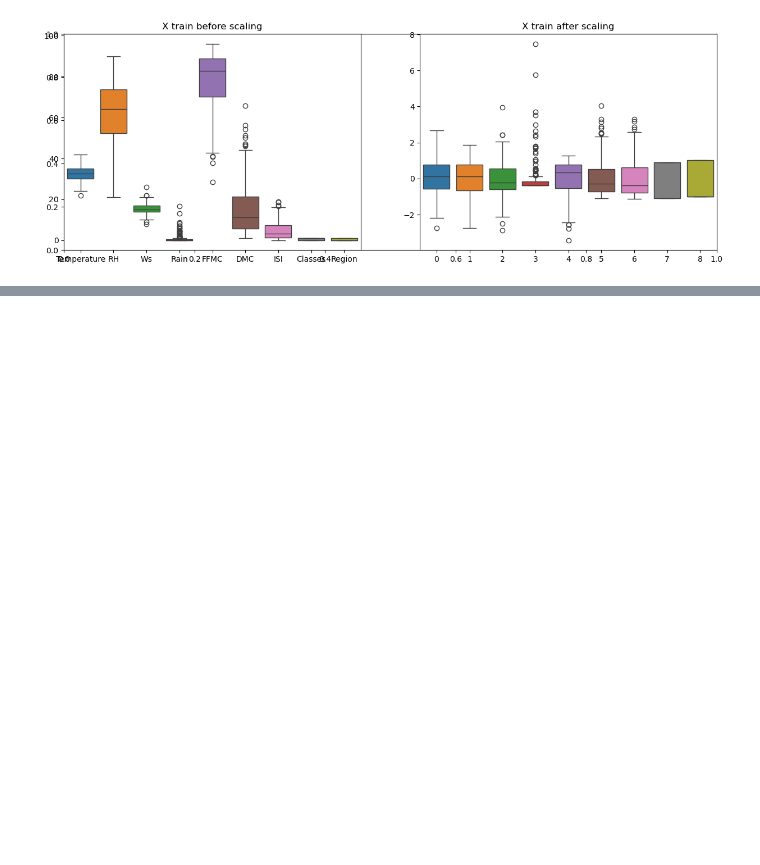
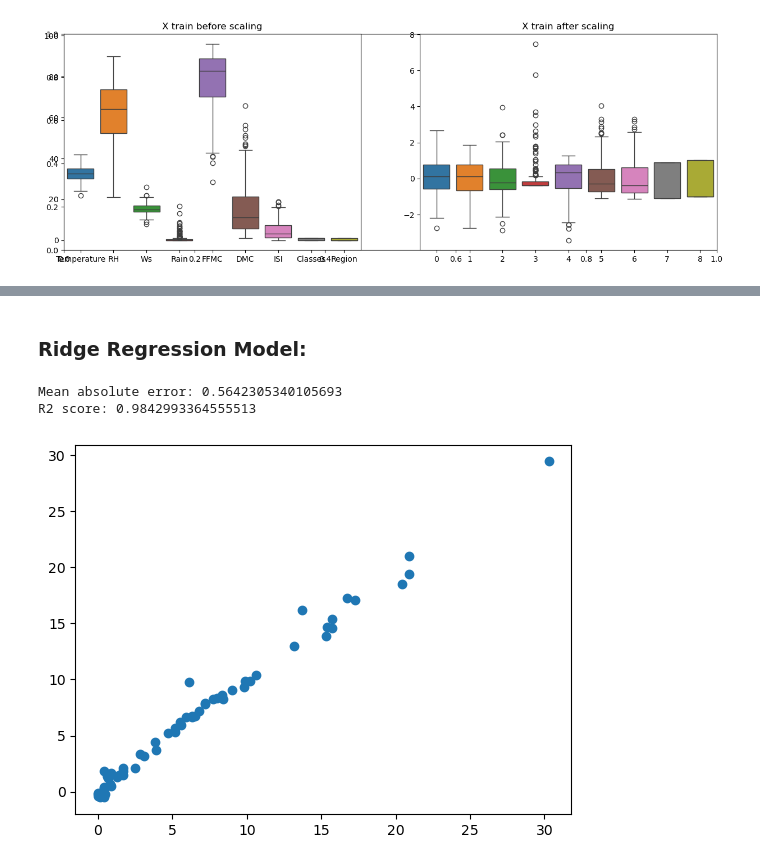
Before and after one commit to ganeshbgunjal/Machine-Learning, a Jupyter notebook: 1 Linear Regression/4 Ridge and Lasso Regression/2 Model Training.ipynb, the cells around one changed output, grey strips where cells are left out. Saved outputs shown, nothing was run; the diff lists cells and outputs as text; code cells hidden in the pictures; blank space fills up the shorter version.

```diff
--- a/1 Linear Regression/4 Ridge and Lasso Regression/2 Model Training.ipynb
+++ b/1 Linear Regression/4 Ridge and Lasso Regression/2 Model Training.ipynb
@@ -233,0 +272,18 @@ plt.show()
+# %% [markdown]
+### Ridge Regression Model:
+# %%
+from sklearn.linear_model import Ridge
+ridge_reg = Ridge()
+
+ridge_reg.fit(X_train_scaled,y_train)
+y_pred = ridge_reg.predict(X_test_scaled)
+mae = mean_absolute_error(y_test,y_pred)
+score= r2_score(y_test,y_pred)
+print(f'Mean absolute error: {mae}')
+print(f'R2 score: {score}')
+plt.scatter(y_test,y_pred)
+plt.show()
+# %% [output]
+Mean absolute error: 0.5642305340105693
+R2 score: 0.9842993364555513
+[figure, added]
```
Also changed, not shown: parts of 17 cells of this notebook.
